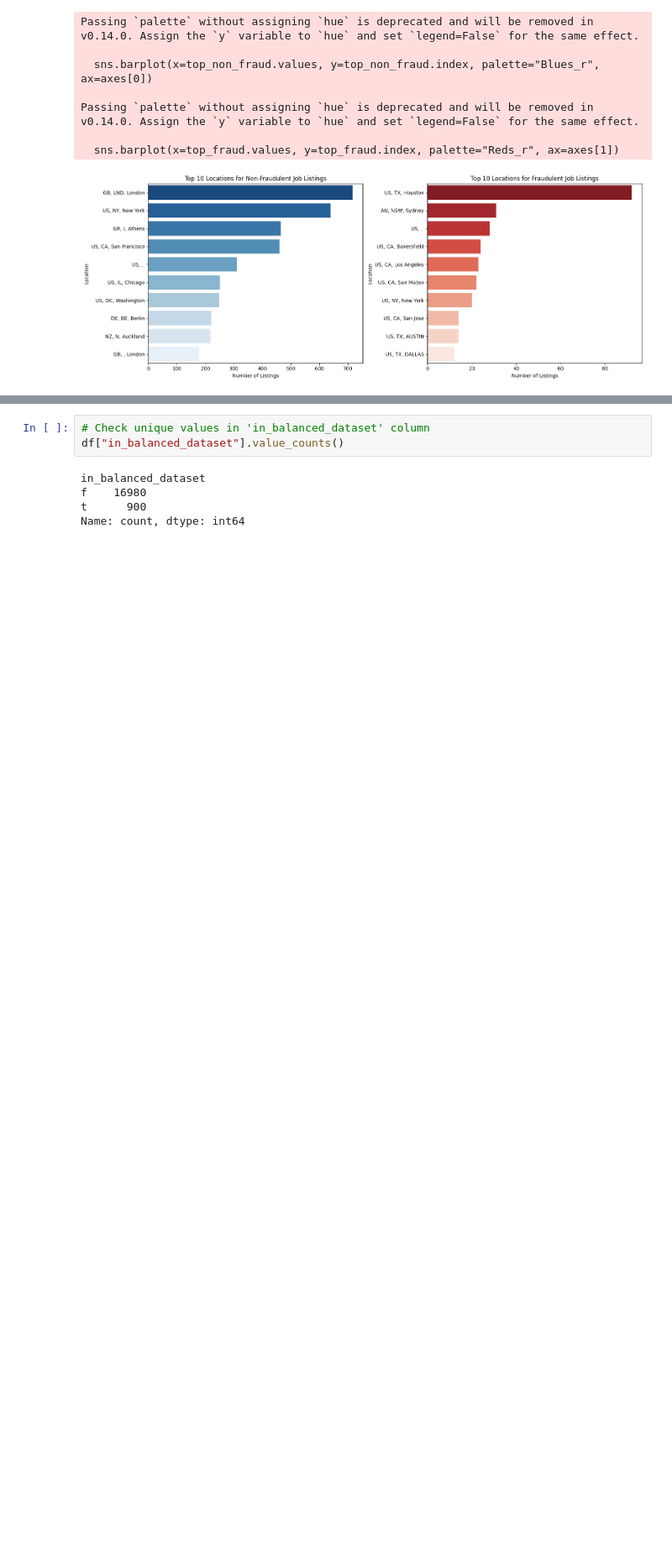
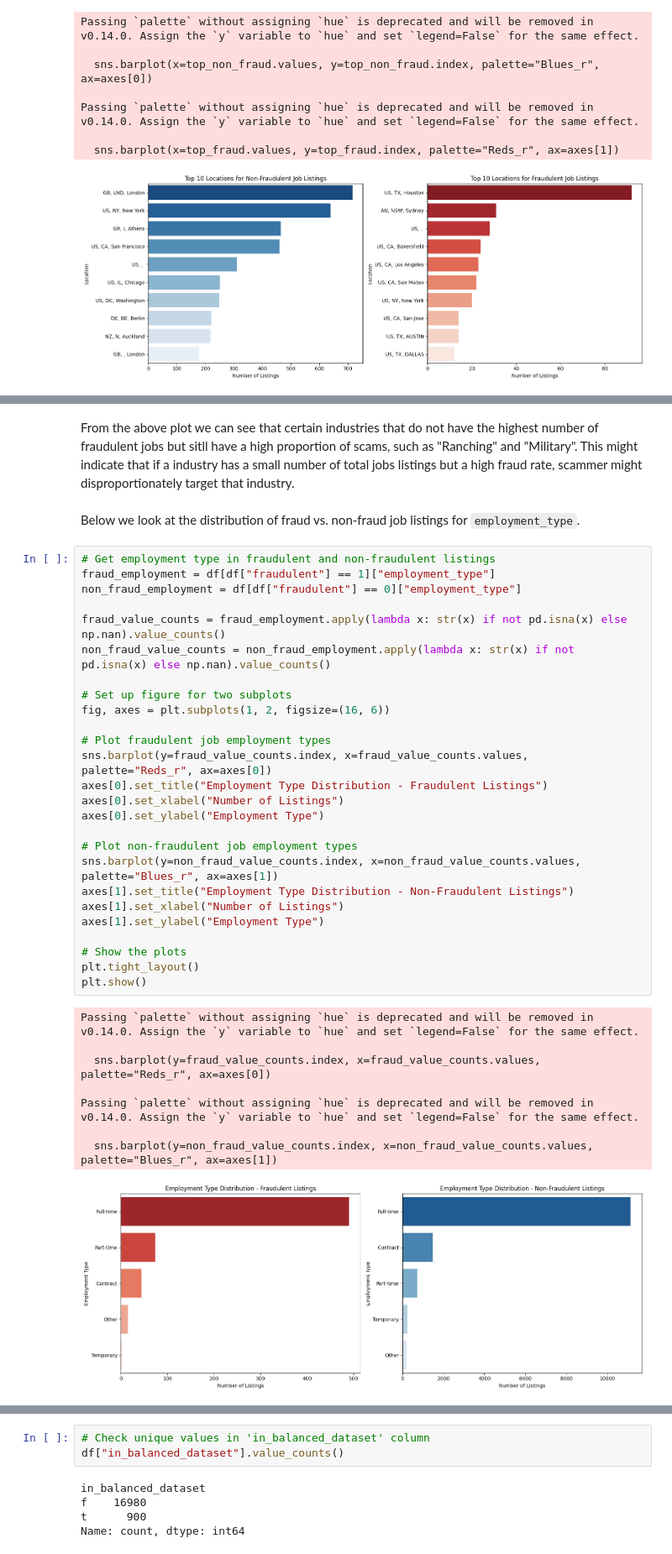
Before and after one commit to shaunzzhou/GASP, a Jupyter notebook: eda.ipynb, the cells around one changed output, grey strips where cells are left out. Shown at 84% size. Saved outputs shown, nothing was run; the diff lists cells and outputs as text; blank space fills up the shorter version.

```diff
--- a/eda.ipynb
+++ b/eda.ipynb
@@ -190,0 +279,39 @@ Passing `palette` without assigning `hue` is deprecated and will be removed in v
+# %% [markdown]
+From the above plot we can see that certain industries that do not have the highest number of fraudulent jobs but sitll have a high proportion of scams, such as "Ranching" and "Military". This might indicate that if a industry has a small number of total jobs listings but a high fraud rate, scammer might disproportionately target that industry.
+# %% [markdown]
+Below we look at the distribution of fraud vs. non-fraud job listings for `employment_type`.
+# %%
+# Get employment type in fraudulent and non-fraudulent listings
+fraud_employment = df[df["fraudulent"] == 1]["employment_type"]
+non_fraud_employment = df[df["fraudulent"] == 0]["employment_type"]
+
+fraud_value_counts = fraud_employment.apply(lambda x: str(x) if not pd.isna(x) else np.nan).value_counts()
+non_fraud_value_counts = non_fraud_employment.apply(lambda x: str(x) if not pd.isna(x) else np.nan).value_counts()
+
+# Set up figure for two subplots
+fig, axes = plt.subplots(1, 2, figsize=(16, 6))
+
+# Plot fraudulent job employment types
+sns.barplot(y=fraud_value_counts.index, x=fraud_value_counts.values, palette="Reds_r", ax=axes[0])
+axes[0].set_title("Employment Type Distribution - Fraudulent Listings")
+axes[0].set_xlabel("Number of Listings")
+axes[0].set_ylabel("Employment Type")
+
+# Plot non-fraudulent job employment types
+sns.barplot(y=non_fraud_value_counts.index, x=non_fraud_value_counts.values, palette="Blues_r", ax=axes[1])
+axes[1].set_title("Employment Type Distribution - Non-Fraudulent Listings")
+axes[1].set_xlabel("Number of Listings")
+axes[1].set_ylabel("Employment Type")
+
+# Show the plots
+plt.tight_layout()
+plt.show()
+# %% [output]
+Passing `palette` without assigning `hue` is deprecated and will be removed in v0.14.0. Assign the `y` variable to `hue` and set `legend=False` for the same effect.
+
+  sns.barplot(y=fraud_value_counts.index, x=fraud_value_counts.values, palette="Reds_r", ax=axes[0])
+
+Passing `palette` without assigning `hue` is deprecated and will be removed in v0.14.0. Assign the `y` variable to `hue` and set `legend=False` for the same effect.
+
+  sns.barplot(y=non_fraud_value_counts.index, x=non_fraud_value_counts.values, palette="Blues_r", ax=axes[1])
+[figure, added]
```
Also changed, not shown: parts of 17 cells of this notebook, 1 other file.
